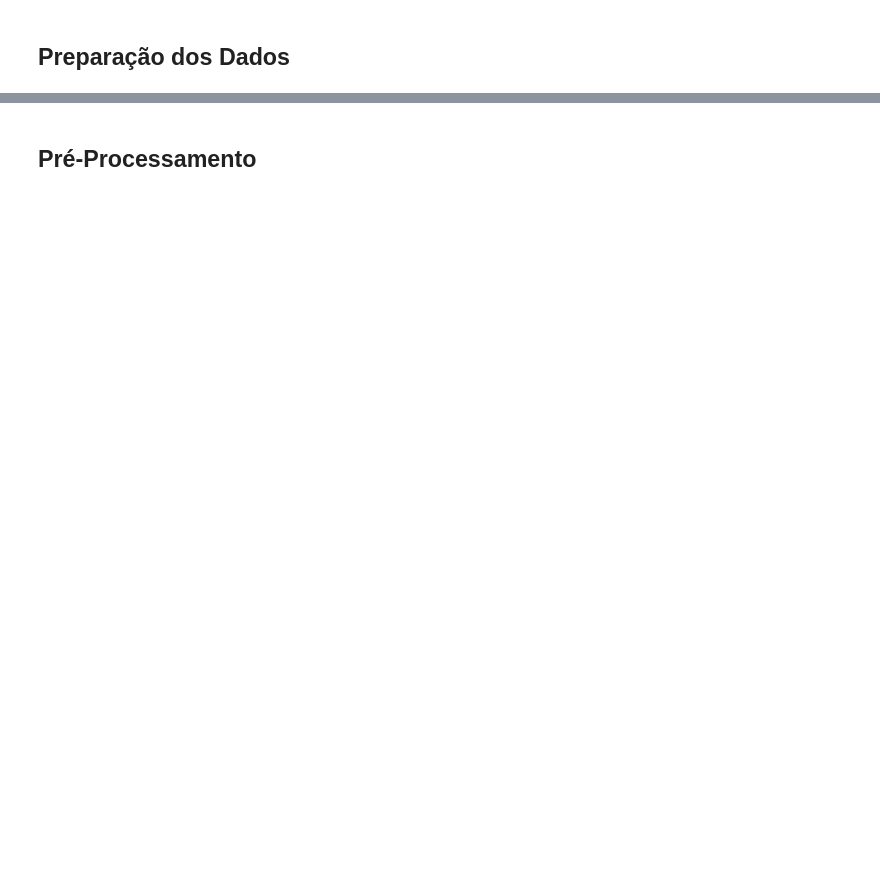
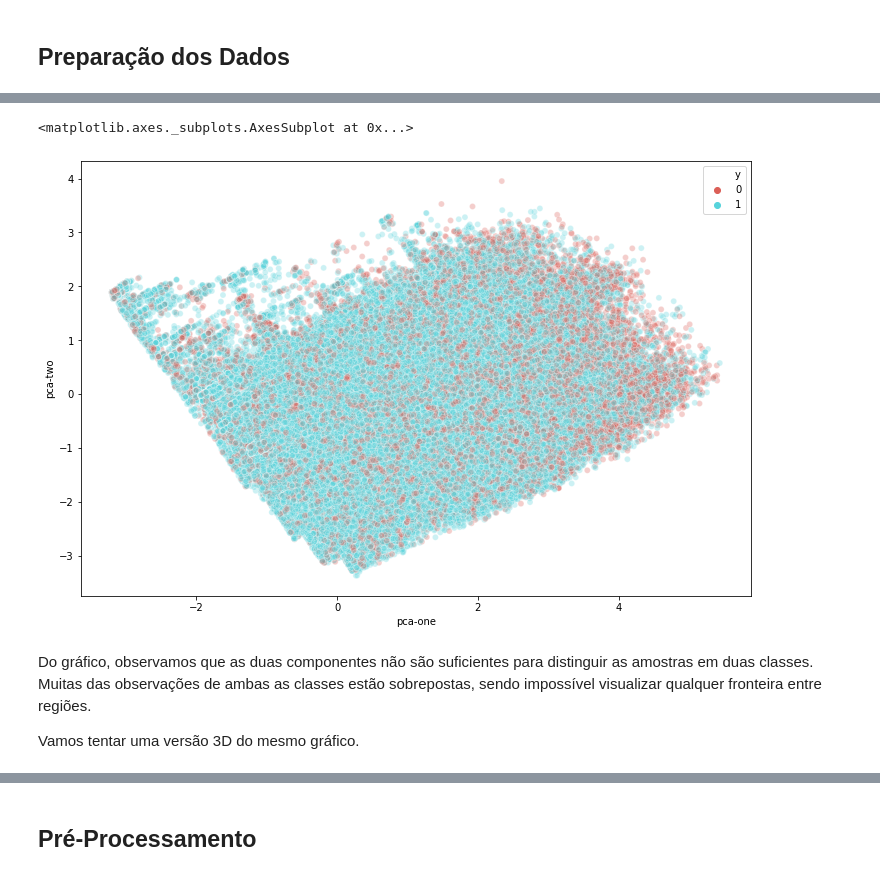
Before and after one commit to bosamatheus/clientes-emprestimo, a Jupyter notebook: risco_credito.ipynb, the cells around one changed output, grey strips where cells are left out. Cells and saved outputs as stored; diff of their text form; code cells hidden in the pictures; blank space fills up the shorter version.

```diff
--- a/risco_credito.ipynb
+++ b/risco_credito.ipynb
@@ -237,0 +206,7 @@ Name: Y, dtype: int64
+# %%
+# Separa as classes e características
+y = df.pop("Y")
+X = df
+
+# Guarda o nome das variáveis
+feat_cols = X.columns
@@ -237,0 +215,6 @@ Name: Y, dtype: int64
+# %%
+from sklearn.preprocessing import MinMaxScaler
+
+minmax_scaler = MinMaxScaler()
+
+X_scaled = minmax_scaler.fit_transform(X)
@@ -237,0 +223,7 @@ Name: Y, dtype: int64
+# %%
+df_scaled = pd.DataFrame(X_scaled, columns=feat_cols)
+df_scaled["y"] = y
+df_scaled["label"] = df_scaled["y"].apply(lambda i: str(i))
+df = df_scaled.copy() # Atualiza dataset com os dados normalizados
+
+print("Tamanho do DataFrame normalizado: {}".format(df_scaled.shape))
@@ -237,0 +234,7 @@ Name: Y, dtype: int64
+# %%
+from sklearn.decomposition import PCA
+
+pca = PCA(n_components=3)
+pca_result = pca.fit_transform(X_scaled)
+
+print("Variância das principais componentes: {}".format(pca.explained_variance_ratio_))
@@ -237,0 +247,23 @@ Name: Y, dtype: int64
+# %%
+rndperm = np.random.permutation(df.shape[0])
+
+df_scaled["pca-one"] = pca_result[:, 0]
+df_scaled["pca-two"] = pca_result[:, 1]
+df_scaled["pca-three"] = pca_result[:, 2]
+
+plt.figure(figsize=(12, 8))
+sns.scatterplot(
+    x="pca-one", y="pca-two",
+    hue="y",
+    palette=sns.color_palette("hls", 2),
+    data=df_scaled.loc[rndperm, :],
+    legend="full",
+    alpha=0.3
+)
+# %% [output]
+<matplotlib.axes._subplots.AxesSubplot at 0x...>
+[figure, added]
+# %% [markdown]
+Do gráfico, observamos que as duas componentes não são suficientes para distinguir as amostras em duas classes. Muitas das observações de ambas as classes estão sobrepostas, sendo impossível visualizar qualquer fronteira entre regiões.
+
+Vamos tentar uma versão 3D do mesmo gráfico.
```
Also changed, not shown: parts of 84 cells of this notebook.
